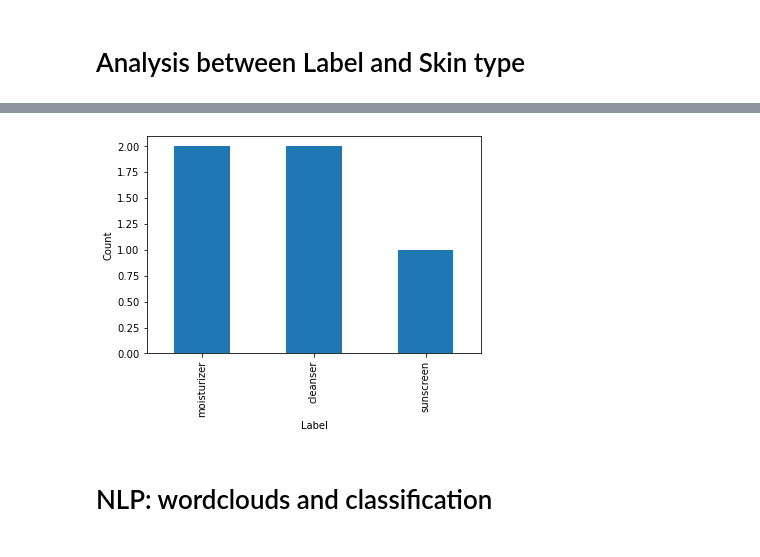
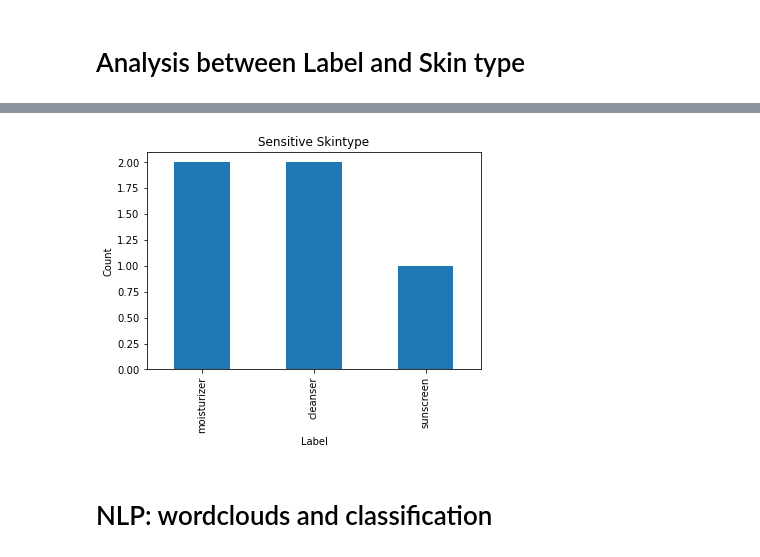
Before and after one commit to shrishashegde/Cosmetics-Recommendation, a Jupyter notebook: code/03_Data_Analysis.ipynb, the cells around one changed output, grey strips where cells are left out. Saved outputs shown, nothing was run; the diff lists cells and outputs as text; code cells hidden in the pictures.

```diff
--- a/code/03_Data_Analysis.ipynb
+++ b/code/03_Data_Analysis.ipynb
@@ -170,12 +175,13 @@ plt.show()
 # %%
 data = df['Label'][df['Sensitive']==1].value_counts()
 type(data)
 data.plot.bar()
+plt.title("Sensitive Skintype")
 plt.xlabel("Label")
 plt.ylabel("Count")
 plt.show()
 # %% [output]
-[figure, old version]
+[figure, new version]
 # %% [markdown]
 # NLP: wordclouds and classification
 # %%
```
Also changed, not shown: parts of 9 cells of this notebook.
